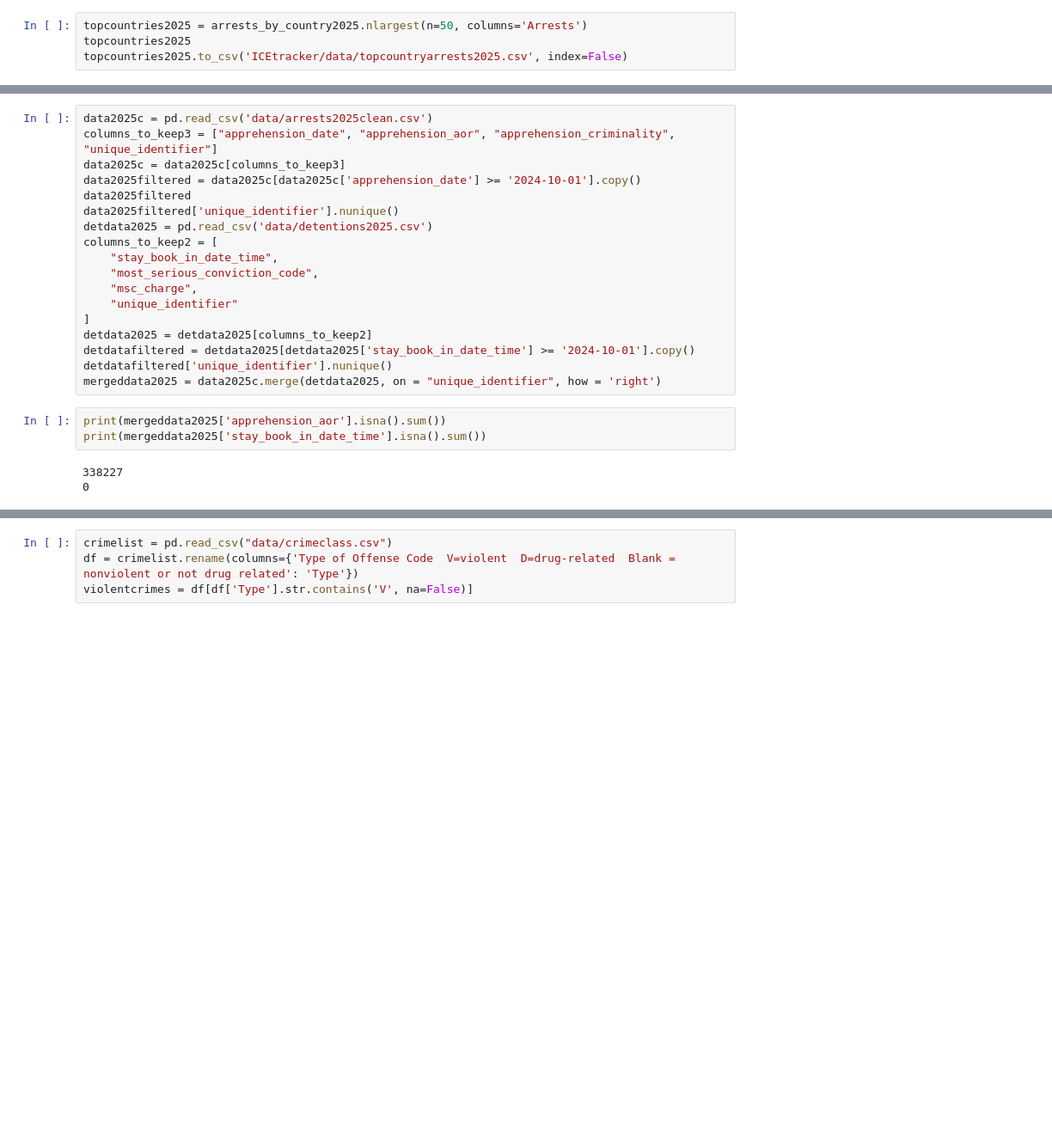
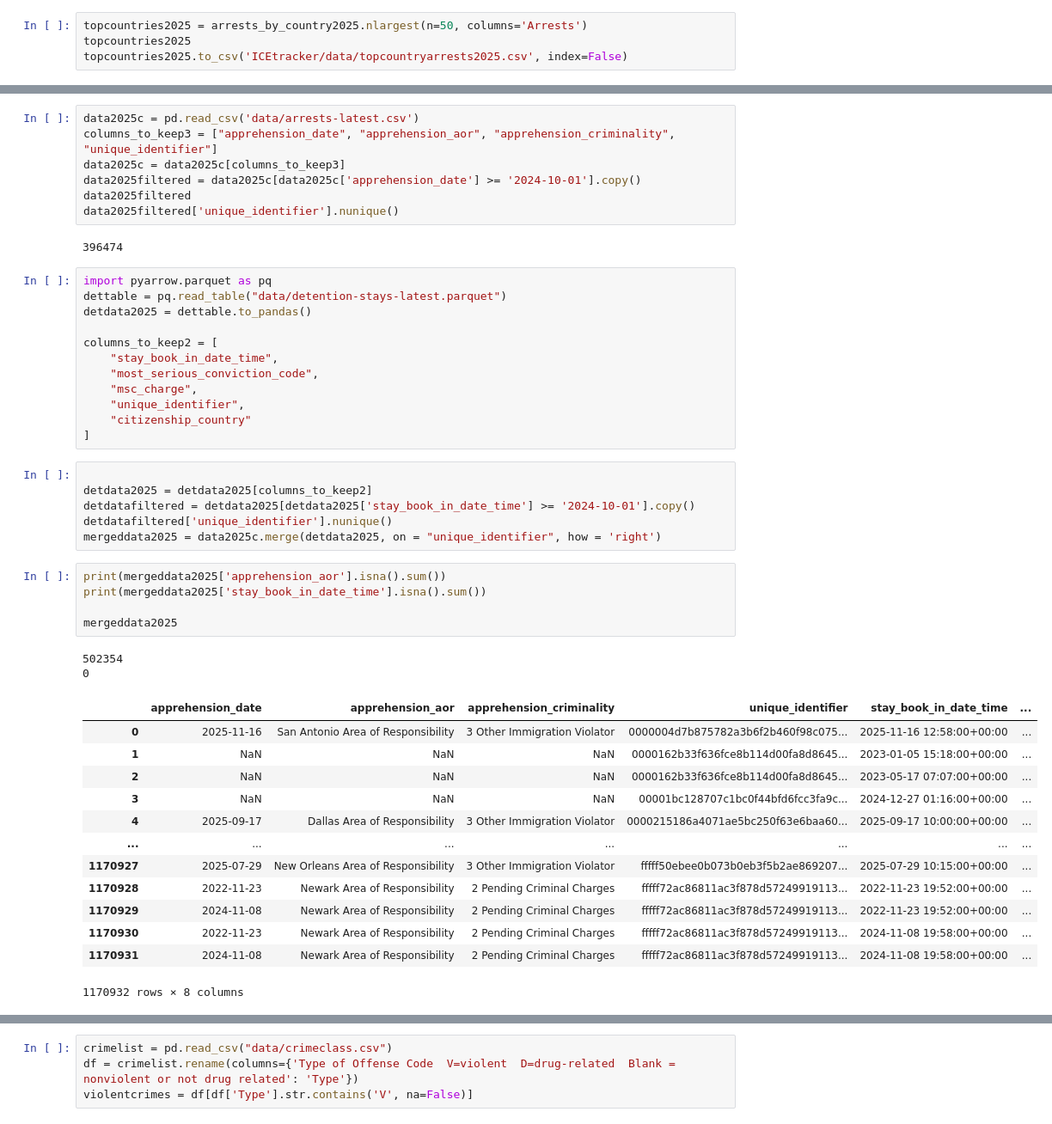
Before and after one commit to hannahjliu/hannahjliu.github.io, a Jupyter notebook: ICEtracker/ICEtracker.ipynb, the cells around one changed output, grey strips where cells are left out. Shown at 86% size. Cells and saved outputs as stored; diff of their text form; blank space fills up the shorter version.

```diff
--- a/ICEtracker/ICEtracker.ipynb
+++ b/ICEtracker/ICEtracker.ipynb
@@ -144,27 +153,51 @@ topcountries2025.to_csv('ICEtracker/data/topcountryarrests2025.csv', index=False
 # %%
-data2025c = pd.read_csv('data/arrests2025clean.csv')
+data2025c = pd.read_csv('data/arrests-latest.csv')
 columns_to_keep3 = ["apprehension_date", "apprehension_aor", "apprehension_criminality", "unique_identifier"]
 data2025c = data2025c[columns_to_keep3]
 data2025filtered = data2025c[data2025c['apprehension_date'] >= '2024-10-01'].copy()
 data2025filtered
 data2025filtered['unique_identifier'].nunique()
-detdata2025 = pd.read_csv('data/detentions2025.csv')
-columns_to_keep2 = [
-    "stay_book_in_date_time",
-    "most_serious_conviction_code",
-    "msc_charge",
-    "unique_identifier"
-]
-detdata2025 = detdata2025[columns_to_keep2]
-detdatafiltered = detdata2025[detdata2025['stay_book_in_date_time'] >= '2024-10-01'].copy()
-detdatafiltered['unique_identifier'].nunique()
-mergeddata2025 = data2025c.merge(detdata2025, on = "unique_identifier", how = 'right')
+# %% [output]
+396474
+# %%
+import pyarrow.parquet as pq
+dettable = pq.read_table("data/detention-stays-latest.parquet")
+detdata2025 = dettable.to_pandas()
+
+columns_to_keep2 = [
+    "stay_book_in_date_time",
+    "most_serious_conviction_code",
+    "msc_charge",
+    "unique_identifier",
+    "citizenship_country"
+]
+# %%
+
+detdata2025 = detdata2025[columns_to_keep2]
+detdatafiltered = detdata2025[detdata2025['stay_book_in_date_time'] >= '2024-10-01'].copy()
+detdatafiltered['unique_identifier'].nunique()
+mergeddata2025 = data2025c.merge(detdata2025, on = "unique_identifier", how = 'right')
 # %%
 print(mergeddata2025['apprehension_aor'].isna().sum())
 print(mergeddata2025['stay_book_in_date_time'].isna().sum())
+
+mergeddata2025
 # %% [output]
-338227
+502354
 0
+|  | apprehension_date | apprehension_aor | apprehension_criminality | unique_identifier | stay_book_in_date_time | ... |
+| 0 | 2025-11-16 | San Antonio Area of Responsibility | 3 Other Immigration Violator | 0000004d7b875782a3b6f2b460f98c075... | 2025-11-16 12:58:00+00:00 | ... |
+| 1 | NaN | NaN | NaN | 0000162b33f636fce8b114d00fa8d8645... | 2023-01-05 15:18:00+00:00 | ... |
+| 2 | NaN | NaN | NaN | 0000162b33f636fce8b114d00fa8d8645... | 2023-05-17 07:07:00+00:00 | ... |
+| 3 | NaN | NaN | NaN | 00001bc128707c1bc0f44bfd6fcc3fa9c... | 2024-12-27 01:16:00+00:00 | ... |
+| 4 | 2025-09-17 | Dallas Area of Responsibility | 3 Other Immigration Violator | 0000215186a4071ae5bc250f63e6baa60... | 2025-09-17 10:00:00+00:00 | ... |
+| ... | ... | ... | ... | ... | ... | ... |
+| 1170927 | 2025-07-29 | New Orleans Area of Responsibility | 3 Other Immigration Violator | fffff50ebee0b073b0eb3f5b2ae869207... | 2025-07-29 10:15:00+00:00 | ... |
+| 1170928 | 2022-11-23 | Newark Area of Responsibility | 2 Pending Criminal Charges | fffff72ac86811ac3f878d57249919113... | 2022-11-23 19:52:00+00:00 | ... |
+| 1170929 | 2024-11-08 | Newark Area of Responsibility | 2 Pending Criminal Charges | fffff72ac86811ac3f878d57249919113... | 2022-11-23 19:52:00+00:00 | ... |
+| 1170930 | 2022-11-23 | Newark Area of Responsibility | 2 Pending Criminal Charges | fffff72ac86811ac3f878d57249919113... | 2024-11-08 19:58:00+00:00 | ... |
+| 1170931 | 2024-11-08 | Newark Area of Responsibility | 2 Pending Criminal Charges | fffff72ac86811ac3f878d57249919113... | 2024-11-08 19:58:00+00:00 | ... |
+1170932 rows × 8 columns
 # %%
 mergeddata2025 = mergeddata2025[mergeddata2025['apprehension_date'] >= '2024-10-01']
 mergeddata2025['apprehension_date'] = pd.to_datetime(mergeddata2025['apprehension_date'])
```
Also changed, not shown: parts of 20 cells of this notebook.
